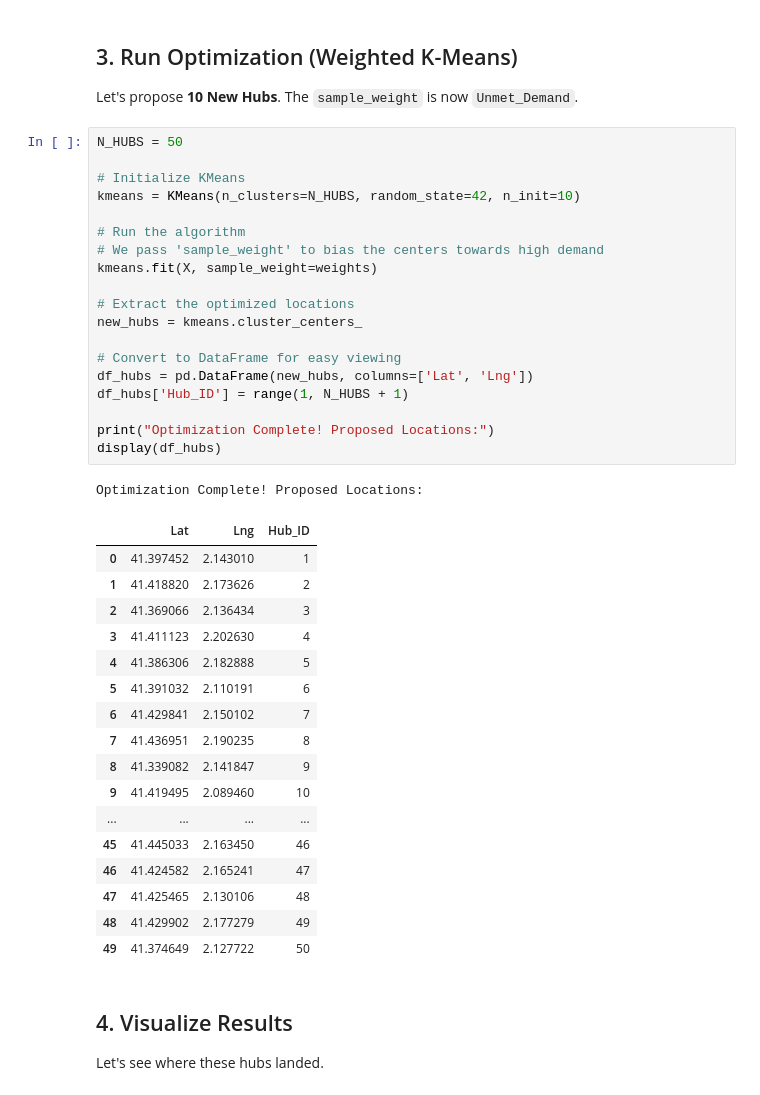
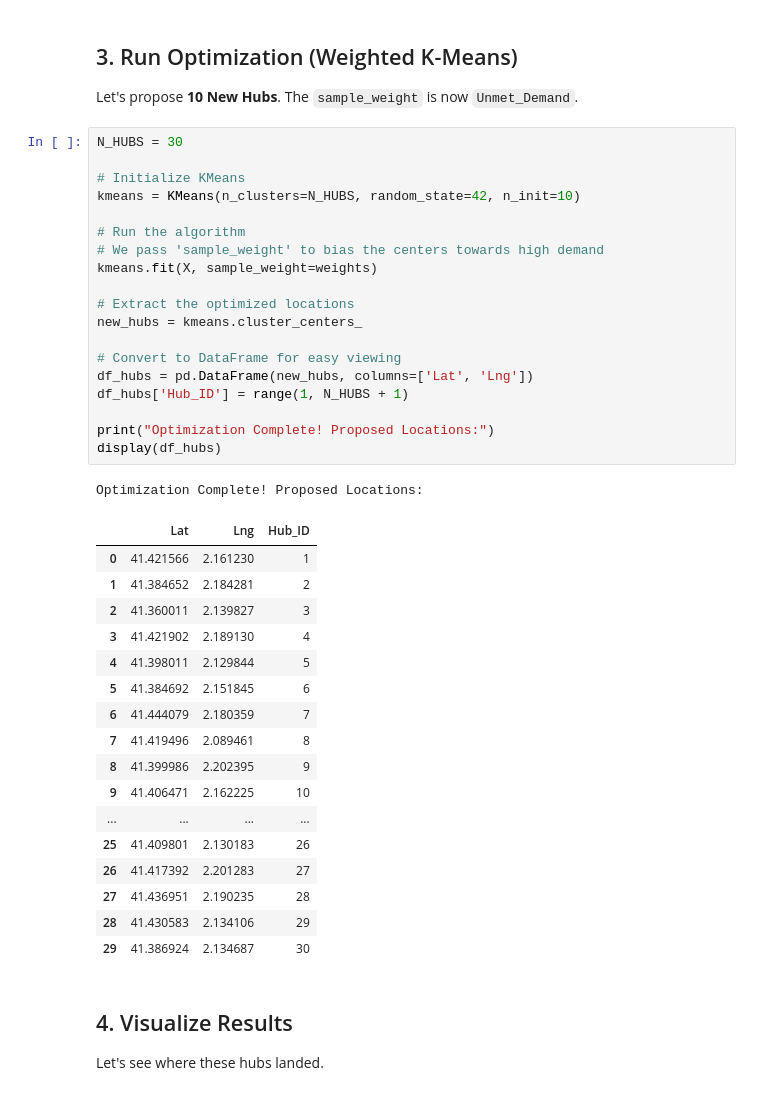
Before and after one commit to nsanvi/WIP-EV_hub_optimization, a Jupyter notebook: notebooks/04_optimization.ipynb, the cells around one changed output. Cells and saved outputs as stored; diff of their text form.

```diff
--- a/notebooks/04_optimization.ipynb
+++ b/notebooks/04_optimization.ipynb
@@ -70,43 +114,43 @@ Feature matrix shape: (73, 2)
 Let's propose **10 New Hubs**.
 The `sample_weight` is now `Unmet_Demand`.
 # %%
-N_HUBS = 50
+N_HUBS = 30
 
 # Initialize KMeans
 kmeans = KMeans(n_clusters=N_HUBS, random_state=42, n_init=10)
 
 # Run the algorithm
 # We pass 'sample_weight' to bias the centers towards high demand
 kmeans.fit(X, sample_weight=weights)
 
 # Extract the optimized locations
 new_hubs = kmeans.cluster_centers_
 
 # Convert to DataFrame for easy viewing
 df_hubs = pd.DataFrame(new_hubs, columns=['Lat', 'Lng'])
 df_hubs['Hub_ID'] = range(1, N_HUBS + 1)
 
 print("Optimization Complete! Proposed Locations:")
 display(df_hubs)
 # %% [output]
 Optimization Complete! Proposed Locations:
 |  | Lat | Lng | Hub_ID |
-| 0 | 41.397452 | 2.143010 | 1 |
-| 1 | 41.418820 | 2.173626 | 2 |
-| 2 | 41.369066 | 2.136434 | 3 |
-| 3 | 41.411123 | 2.202630 | 4 |
-| 4 | 41.386306 | 2.182888 | 5 |
-| 5 | 41.391032 | 2.110191 | 6 |
-| 6 | 41.429841 | 2.150102 | 7 |
-| 7 | 41.436951 | 2.190235 | 8 |
-| 8 | 41.339082 | 2.141847 | 9 |
-| 9 | 41.419495 | 2.089460 | 10 |
+| 0 | 41.421566 | 2.161230 | 1 |
+| 1 | 41.384652 | 2.184281 | 2 |
+| 2 | 41.360011 | 2.139827 | 3 |
+| 3 | 41.421902 | 2.189130 | 4 |
+| 4 | 41.398011 | 2.129844 | 5 |
+| 5 | 41.384692 | 2.151845 | 6 |
+| 6 | 41.444079 | 2.180359 | 7 |
+| 7 | 41.419496 | 2.089461 | 8 |
+| 8 | 41.399986 | 2.202395 | 9 |
+| 9 | 41.406471 | 2.162225 | 10 |
 | ... | ... | ... | ... |
-| 45 | 41.445033 | 2.163450 | 46 |
-| 46 | 41.424582 | 2.165241 | 47 |
-| 47 | 41.425465 | 2.130106 | 48 |
-| 48 | 41.429902 | 2.177279 | 49 |
-| 49 | 41.374649 | 2.127722 | 50 |
+| 25 | 41.409801 | 2.130183 | 26 |
+| 26 | 41.417392 | 2.201283 | 27 |
+| 27 | 41.436951 | 2.190235 | 28 |
+| 28 | 41.430583 | 2.134106 | 29 |
+| 29 | 41.386924 | 2.134687 | 30 |
 # %% [markdown]
 ## 4. Visualize Results
 Let's see where these hubs landed.
```
Also changed, not shown: parts of 2 cells of this notebook, 11 other files.
